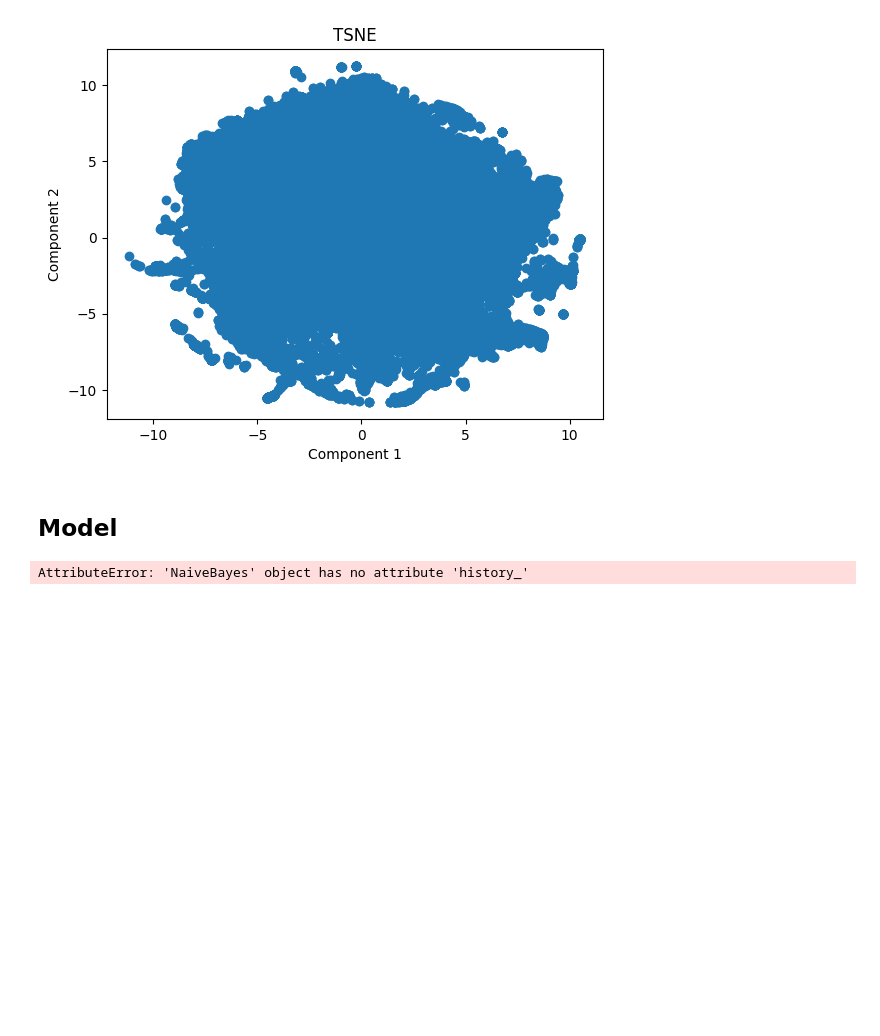
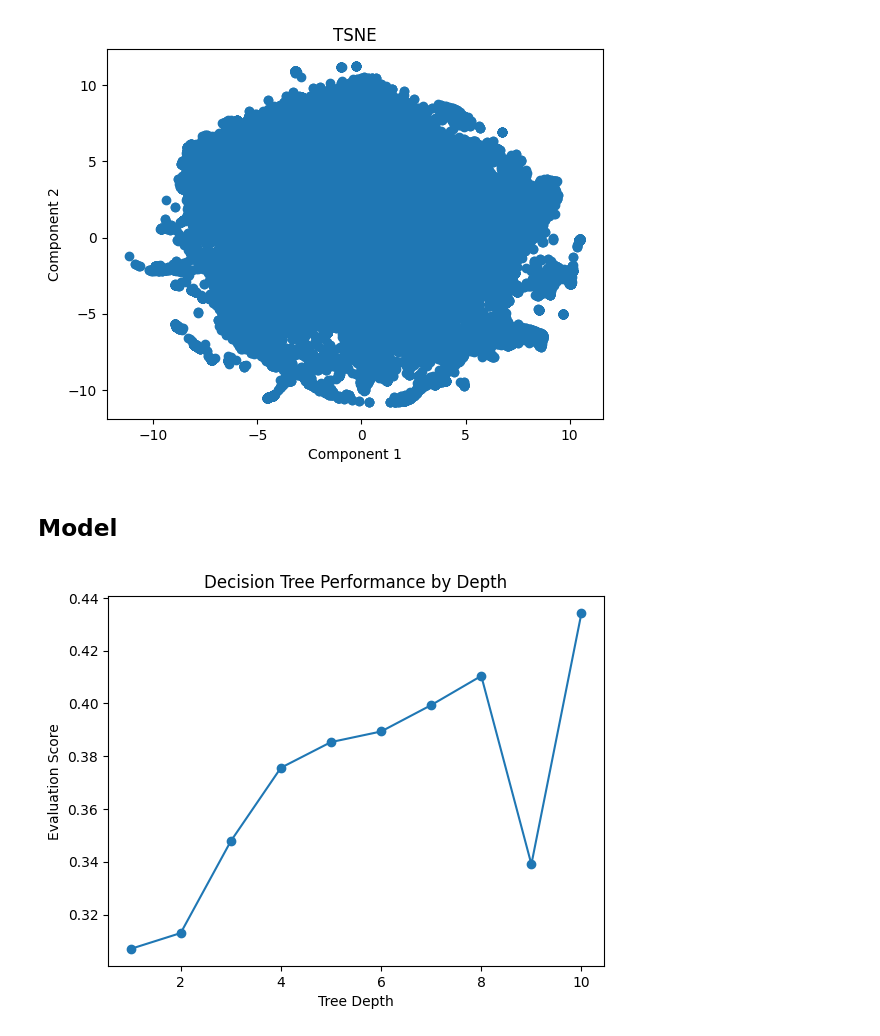
Before and after one commit to PatrykFlama/GameClassifier, a Jupyter notebook: notebooks/main.ipynb, the cells around one changed output. Cells and saved outputs as stored; diff of their text form; code cells hidden in the pictures; blank space fills up the shorter version.

Commit message:
add nb  and some of the dt plots

```diff
--- a/notebooks/main.ipynb
+++ b/notebooks/main.ipynb
@@ -77,8 +77,8 @@ import evaluation_methods
 # evaluate = evaluation_methods.recall
 # evaluate = evaluation_methods.jaccardscore
 # evaluate = evaluation_methods.exactmatch
-# evaluate = evaluation_methods.hammingloss
-evaluate = evaluation_methods.f1score
+evaluate = evaluation_methods.hammingloss
+# evaluate = evaluation_methods.f1score
 # %% [markdown]
 # Model
 Use the given preprocessed input `X`, output `y`, evaluation functions `evaluate(y_pred, y_true)`, to train a chosen model (and save the model)
@@ -93,8 +93,8 @@ import models
 
 # model = models.KNN(X, y, evaluate)
 # model = models.LogisticRegression(X, y, evaluate)
-# model = models.DecisionTree(X, y, evaluate)
+model = models.DecisionTree(X, y, evaluate)
 # model = models.RandomForest(X, y, evaluate)
 # model = models.NaiveBayes(X, y, evaluate)
 # model = models.SVM(X, y, evaluate)
-model = models.MLP(X, y, evaluate)
+# model = models.MLP(X, y, evaluate)
@@ -224,33 +224,33 @@ def plot_performance_svm():
     plt.xlabel('C Value')
     plt.ylabel('Evaluation Score')
     plt.title('SVM Performance by C Value')
     plt.show()
 
 def plot_performance_mlp():
     iterations = [record['iteration'] for record in model.history_]
     scores = [record['score'] for record in model.history_]
     losses = [record['loss'] for record in model.history_]
 
     fig, ax1 = plt.subplots()
 
     ax1.set_xlabel('Iteration')
     ax1.set_ylabel('Evaluation Score', color='tab:blue')
     ax1.plot(iterations, scores, marker='o', color='tab:blue', label='Score')
     ax1.tick_params(axis='y', labelcolor='tab:blue')
 
     ax2 = ax1.twinx()
     ax2.set_ylabel('Loss', color='tab:red')
     ax2.plot(iterations, losses, marker='x', color='tab:red', linestyle='--', label='Loss')
     ax2.tick_params(axis='y', labelcolor='tab:red')
 
     fig.tight_layout()
     plt.title('MLP Training Performance')
     plt.show()
 
 # plot_performance()
-# plot_performance_decision_trees()
+plot_performance_decision_trees()
 # plot_performance_nb()
 # plot_performance_mlp()
-plot_performance_svm()
+# plot_performance_svm()
 # %% [output]
-AttributeError: 'NaiveBayes' object has no attribute 'history_'
+[figure, added]
```
Also changed, not shown: parts of 2 cells of this notebook, 8 other files.
